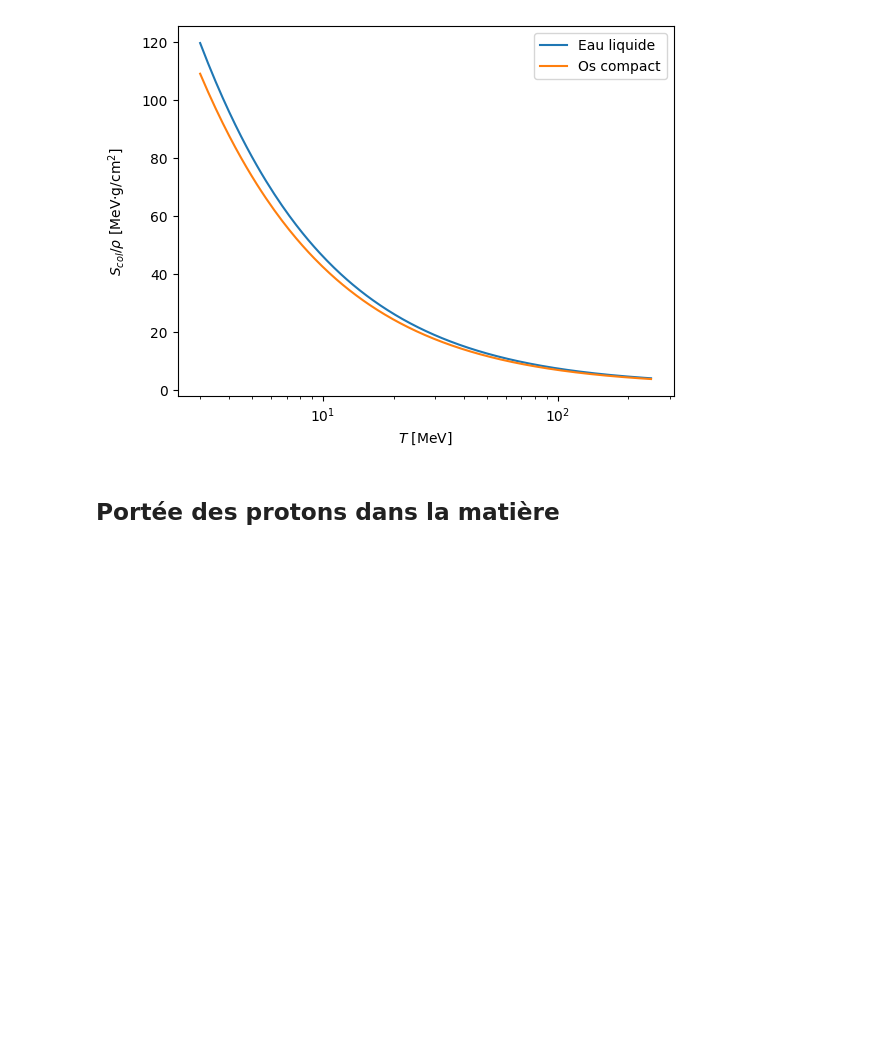
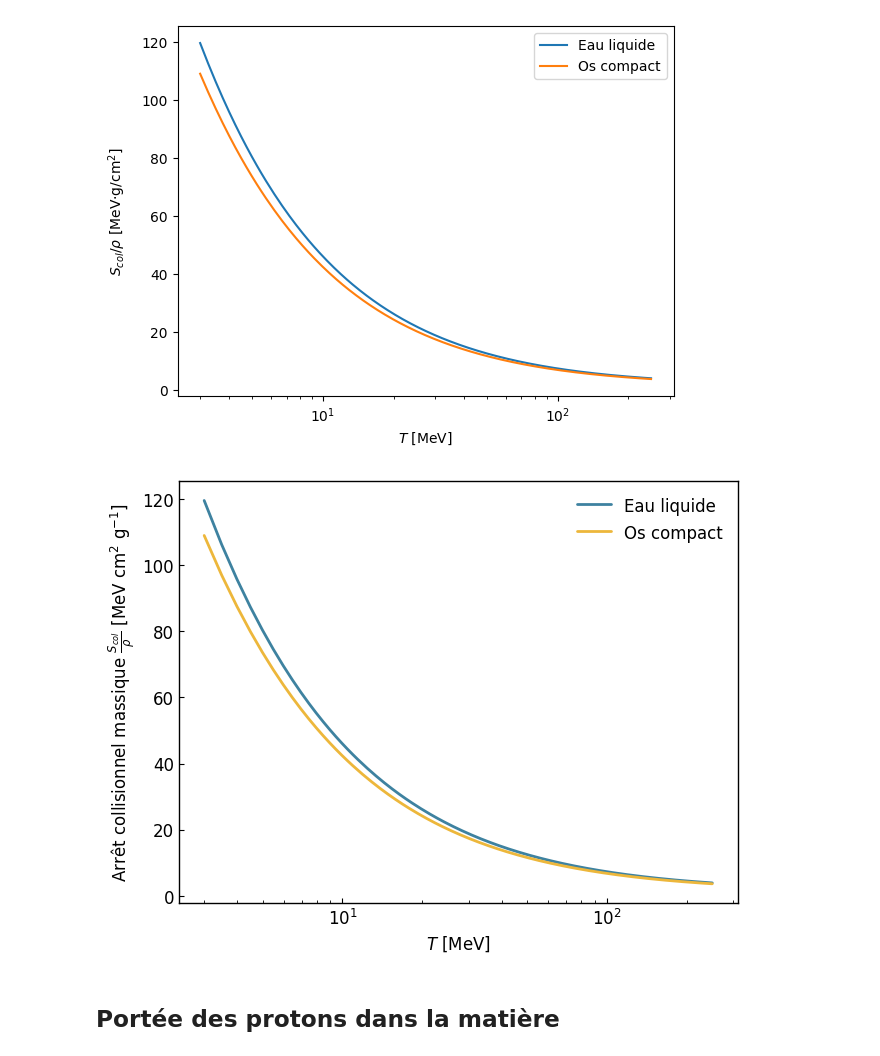
Before and after one commit to mamar828/physique_numerique, a Jupyter notebook: homework/tp1/tp1.ipynb, the cells around one changed output. Saved outputs shown, nothing was run; the diff lists cells and outputs as text; code cells hidden in the pictures; blank space fills up the shorter version.

Commit message:
question 2 graphinglib !

```diff
--- a/homework/tp1/tp1.ipynb
+++ b/homework/tp1/tp1.ipynb
@@ -42,7 +42,7 @@ La cellule suivante donne les numéros atomiques, la fraction massique et la mas
 # %%
 def densite_electronique(composition: np.ndarray, rho: float) -> float:
     """
-    Retoune la densité électroniques en électrons par centimètre carré.
+    Retourne la densité électroniques en électrons par centimètre carré.
 
     Paramètres
     ----------
@@ -139,6 +140,32 @@ plt.legend()
 plt.show()
 # %% [output]
 [figure]
+# %%
+# GraphingLib version !
+
+r_e = 10**2*sp.constants.value("classical electron radius") # En cm
+_m_e = sp.constants.value("electron mass energy equivalent in MeV") / c**2
+_m_p = sp.constants.value("proton mass energy equivalent in MeV") / c**2
+I_eau = 75.000000e-6
+I_os = 91.900000e-6
+
+def get_S_col(T: float | np.ndarray, n_e: float, I: float, rho: float) -> float | np.ndarray:
+    gamma = T / (_m_p*c**2) + 1
+    beta = np.sqrt((gamma**2 - 1) / gamma**2)
+    T_e_max = (2*_m_e*c**2 * (gamma**2 - 1)) / (1+(_m_e/_m_p)**2 + 2*_m_e/_m_p * gamma)
+    S_col = 2*np.pi*r_e**2*_m_e*c**2*n_e / beta**2 * (np.log(2*_m_e*(c*beta*gamma)**2*T_e_max / I**2) - 2*beta**2)
+    return S_col / rho
+
+fig = gl.Figure(
+    log_scale_x=True,
+    x_label="$T$ [MeV]",
+    y_label=r"Arrêt collisionnel massique $\frac{S_{col}}{\rho}$ [MeV cm$^2$ g$^{-1}$]"
+)
+fig.add_elements(gl.Curve.from_function(lambda T: get_S_col(T, n_eau, I_eau, rho_eau), 3, 250, label="Eau liquide"))
+fig.add_elements(gl.Curve.from_function(lambda T: get_S_col(T, n_os, I_os, rho_os), 3, 250, label="Os compact"))
+fig.show()
+# %% [output]
+[figure, added]
 # %% [markdown]
 ## Portée des protons dans la matière
 # %% [markdown]
```
Also changed, not shown: parts of 3 cells of this notebook, 1 other file.
